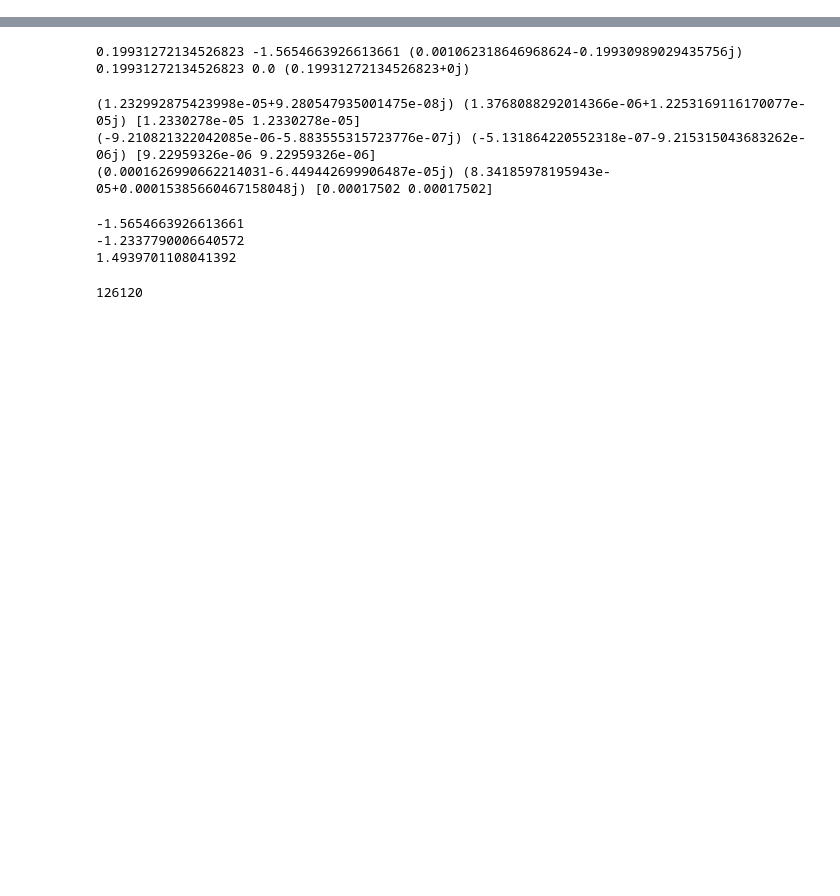
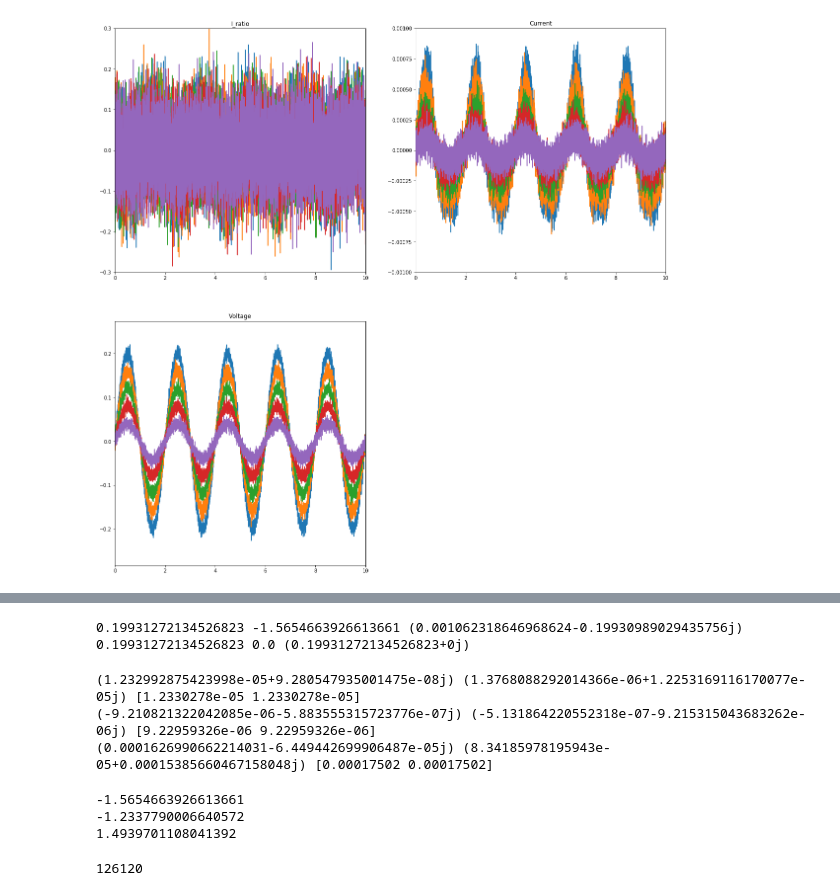
Before and after one commit to BGerwe/Xray-Project, a Jupyter notebook: Scratch.ipynb, the cells around one changed output, grey strips where cells are left out. Drawn from its saved outputs; the diff is of its cells as text; code cells hidden in the pictures; blank space fills up the shorter version.

```diff
--- a/Scratch.ipynb
+++ b/Scratch.ipynb
@@ -10,8 +12,11 @@ from matplotlib import pyplot as plt
 %autoreload 2
 # %%
 #These will eventually be input variables
+IRR=100
 P='P1'
-A=3
+Ampstrt=1
+Ampend=5
+Ampa=np.r_[Ampstrt:Ampend+1]
 path=r'G:/My Drive/UW Research/fr-XAS October 2018/Data/1% O2/0.5 Hz'
 initfile=0
 finfile=120
@@ -208,0 +66,30 @@ print(Ns*dt)
+# %%
+##Visualizing data signals in time domain for all amplitudes
+%autoreload 2
+#
+datadum=data
+
+
+#print(np.shape(datadum),np.shape(dfuncdum),datadum[0,:,0])
+fig=plt.figure(figsize=(20,20))
+ax1 = fig.add_subplot(221)
+ax1.plot(datadum[0,:,:],datadum[1,:,:])
+ax1.set_xlim(0,10)
+ax1.set_ylim(-.3,.3)
+ax1.set_title('I_ratio')
+
+ax1 = fig.add_subplot(222)
+ax1.plot(datadum[0,:,:],datadum[2,:,:])
+ax1.set_xlim(0,10)
+ax1.set_title('Current')
+ax1.set_ylim(-1e-3,1e-3)
+
+ax1 = fig.add_subplot(223)
+ax1.plot(datadum[0,:,:],datadum[3,:,:])
+ax1.set_xlim(0,10)
+ax1.set_title('Voltage')
+# ax1.set_ylim(0,.3)
+plt.show()
+#print(np.shape(datadum),np.shape(dfuncdum),dfuncdum)
+# %% [output]
+[figure, added]
```
Also changed, not shown: parts of 39 cells of this notebook, 1 other file.
